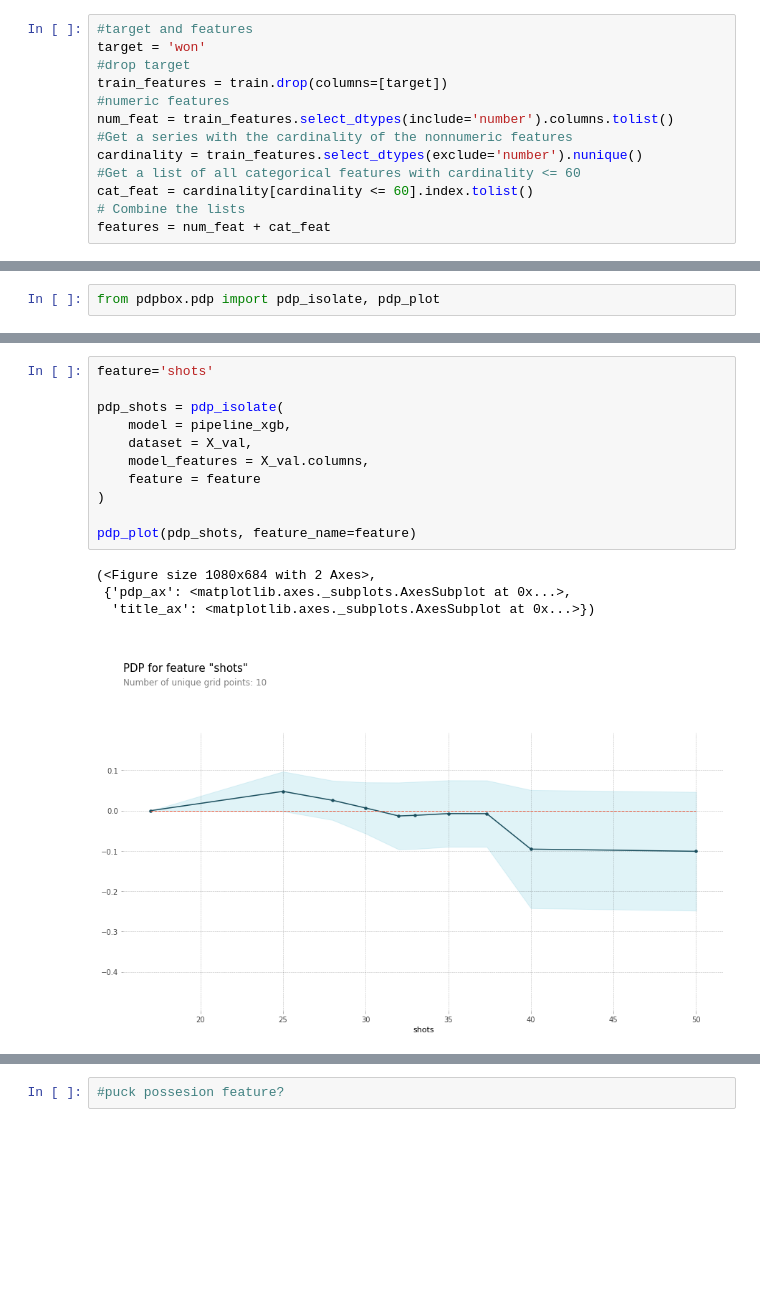
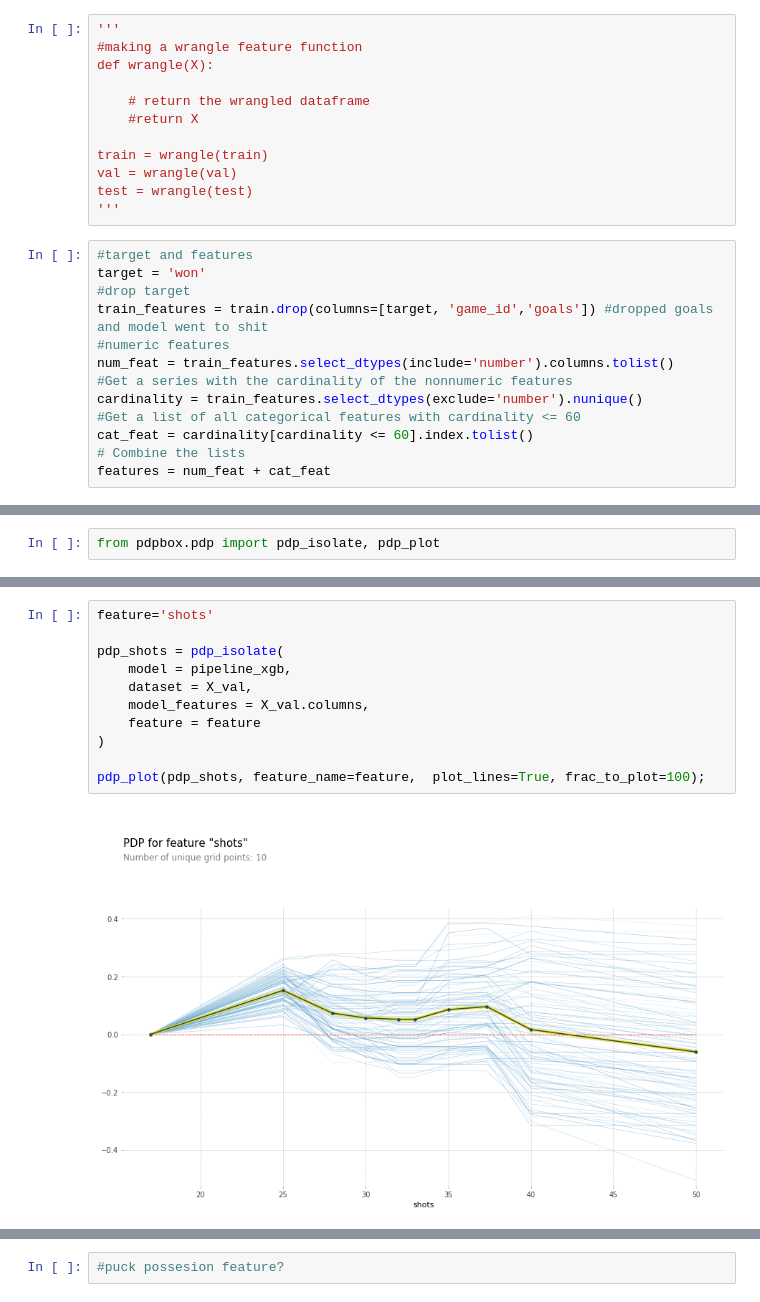
Before and after one commit to npgeorge/DS-Unit-2-Applied-Modeling, a Jupyter notebook: NHL_Data_Project_Team_Stats.ipynb, the cells around one changed output, grey strips where cells are left out. Cells and saved outputs as stored; diff of their text form; blank space fills up the shorter version.

Commit message:
NHL Project - Assignment 2, 3 & 4, XGBoost, Permutation, PDP Plots, Shapley

```diff
--- a/NHL_Data_Project_Team_Stats.ipynb
+++ b/NHL_Data_Project_Team_Stats.ipynb
@@ -98,11 +107,23 @@ train, val = train_test_split(train,
 train.shape, val.shape
 # %% [output]
 ((519, 15), (130, 15))
+# %%
+'''
+#making a wrangle feature function
+def wrangle(X):
+
+    # return the wrangled dataframe
+    #return X
+
+train = wrangle(train)
+val = wrangle(val)
+test = wrangle(test)
+'''
 # %%
 #target and features
 target = 'won'
 #drop target
-train_features = train.drop(columns=[target])
+train_features = train.drop(columns=[target, 'game_id','goals']) #dropped goals and model went to shit
 #numeric features
 num_feat = train_features.select_dtypes(include='number').columns.tolist()
 #Get a series with the cardinality of the nonnumeric features
@@ -350,16 +337,13 @@ findfont: Font family ['Arial'] not found. Falling back to DejaVu Sans.
 # %%
 feature='shots'
 
 pdp_shots = pdp_isolate(
     model = pipeline_xgb,
     dataset = X_val,
     model_features = X_val.columns,
     feature = feature
 )
 
-pdp_plot(pdp_shots, feature_name=feature)
+pdp_plot(pdp_shots, feature_name=feature,  plot_lines=True, frac_to_plot=100);
 # %% [output]
-(<Figure size 1080x684 with 2 Axes>,
- {'pdp_ax': <matplotlib.axes._subplots.AxesSubplot at 0x...>,
-  'title_ax': <matplotlib.axes._subplots.AxesSubplot at 0x...>})
-[figure, old version]
+[figure, new version]
```
Also changed, not shown: parts of 22 cells of this notebook.
